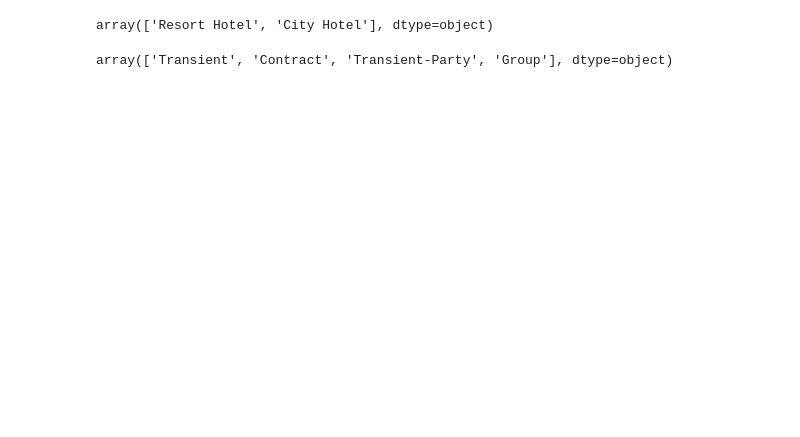
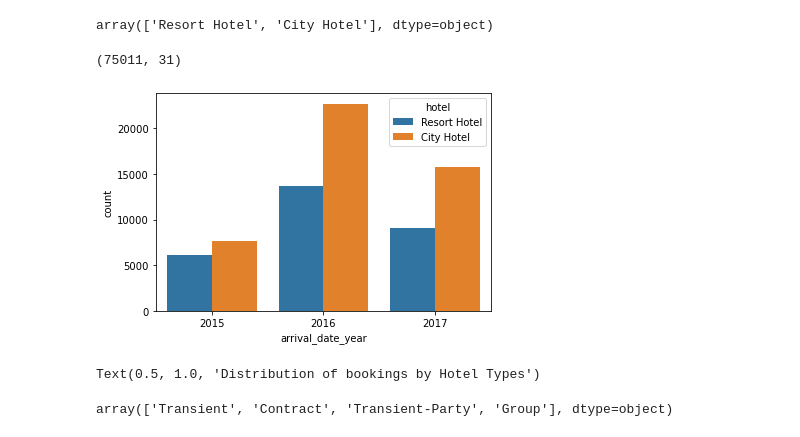
Before and after one commit to Danie-O/machine-learning, a Jupyter notebook: hotel-booking-analysis/hotel_booking_EDA.ipynb, the cells around one changed output. Drawn from its saved outputs; the diff is of its cells as text; code cells hidden in the pictures; blank space fills up the shorter version.

```diff
--- a/hotel-booking-analysis/hotel_booking_EDA.ipynb
+++ b/hotel-booking-analysis/hotel_booking_EDA.ipynb
@@ -244,6 +263,28 @@ memory usage: 29.1+ MB
 data['hotel'].unique()
 # %% [output]
 array(['Resort Hotel', 'City Hotel'], dtype=object)
+# %%
+# No of bookings which were not canceled
+uncanceled_bookings = data[data['is_canceled'] == 'Not Canceled']
+uncanceled_bookings.shape
+# %% [output]
+(75011, 31)
+# %%
+# Percentage of bookings by year and by hotel
+plt.subplots(figsize=(6,4))
+sns.countplot(x='arrival_date_year', hue='hotel',  data=uncanceled_bookings);
+# %% [output]
+[figure, added]
+# %%
+# Distribution of bookings by Hotel
+x,y = uncanceled_bookings['hotel'].value_counts()
+
+plt.hist(x, y, data=uncanceled_bookings)
+plt.xlabel("Hotels")
+plt.ylabel("Total Booking (percentage)")
+plt.title("Distribution of bookings by Hotel Types", fontweight='semibold')
+# %% [output]
+Text(0.5, 1.0, 'Distribution of bookings by Hotel Types')
 # %%
 # what are the categories of 'customer_type'
 
```
Also changed, not shown: parts of 14 cells of this notebook.
